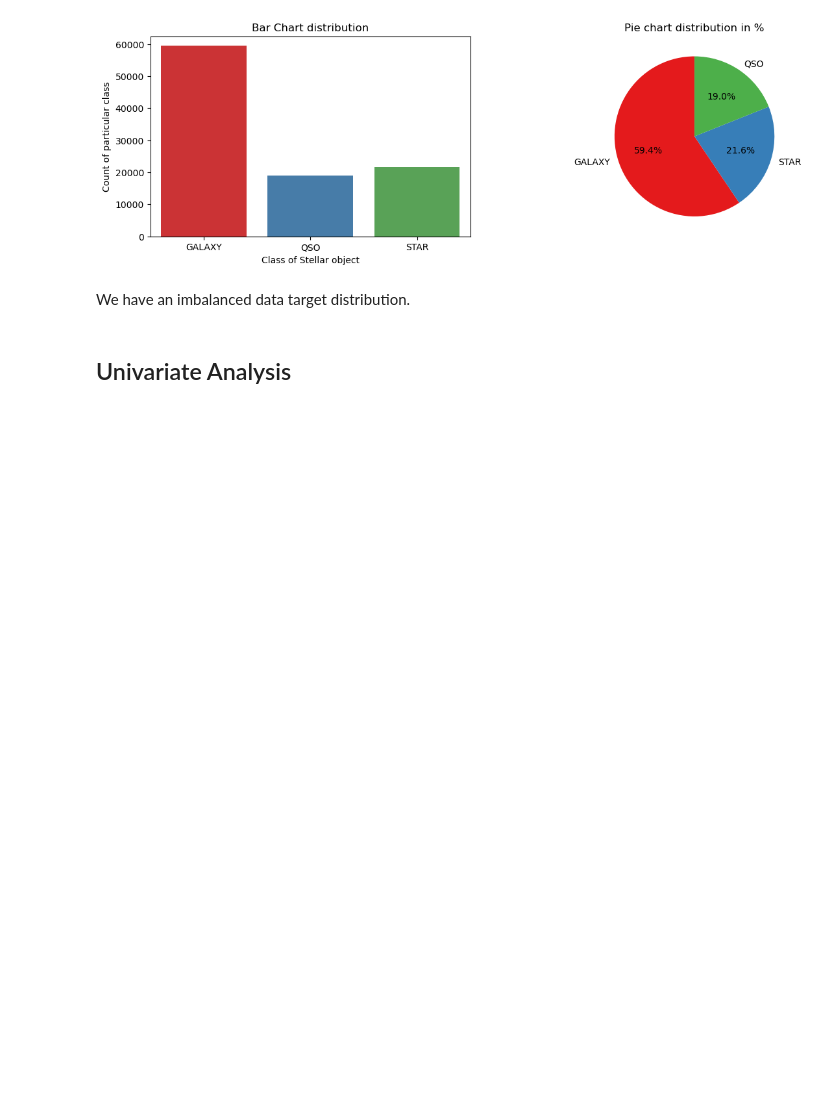
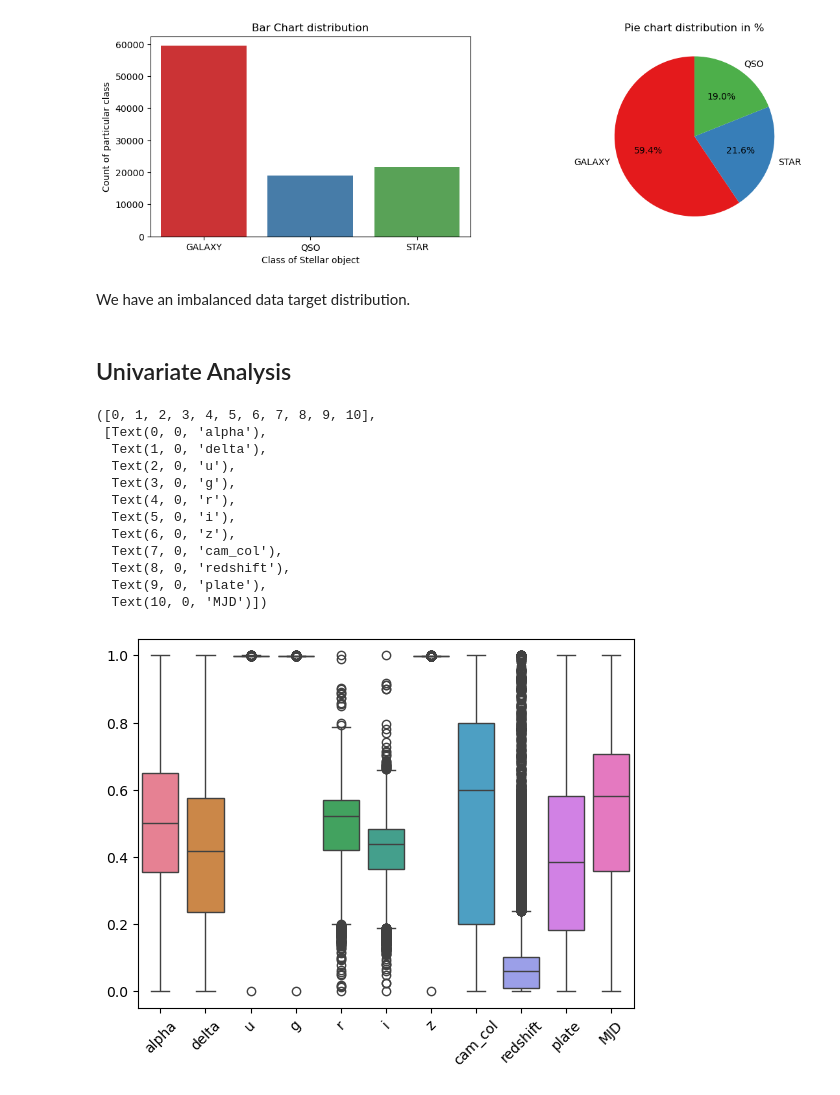
Before and after one commit to NavyaSai-V/Stellar_Object_Classification, a Jupyter notebook: Stellar_object_detection.ipynb, the cells around one changed output. Cells and saved outputs as stored; diff of their text form; code cells hidden in the pictures; blank space fills up the shorter version.

```diff
--- a/Stellar_object_detection.ipynb
+++ b/Stellar_object_detection.ipynb
@@ -202,3 +202,20 @@ plt.show()
 We have an imbalanced data target distribution.
 # %% [markdown]
 ## Univariate Analysis
+# %%
+sns.boxplot(data=data)
+plt.xticks(rotation=45)
+# %% [output]
+([0, 1, 2, 3, 4, 5, 6, 7, 8, 9, 10],
+ [Text(0, 0, 'alpha'),
+  Text(1, 0, 'delta'),
+  Text(2, 0, 'u'),
+  Text(3, 0, 'g'),
+  Text(4, 0, 'r'),
+  Text(5, 0, 'i'),
+  Text(6, 0, 'z'),
+  Text(7, 0, 'cam_col'),
+  Text(8, 0, 'redshift'),
+  Text(9, 0, 'plate'),
+  Text(10, 0, 'MJD')])
+[figure, added]
```
